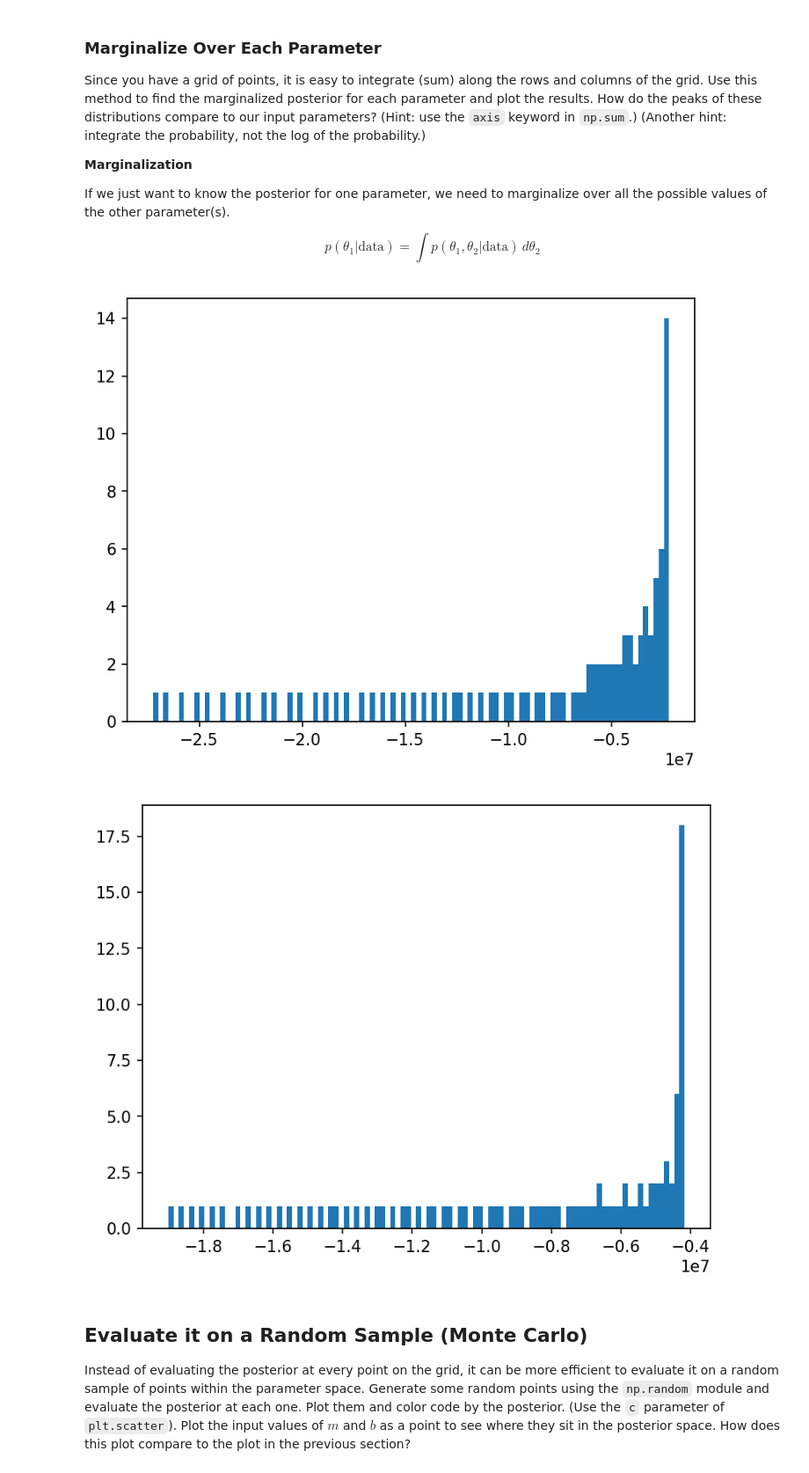
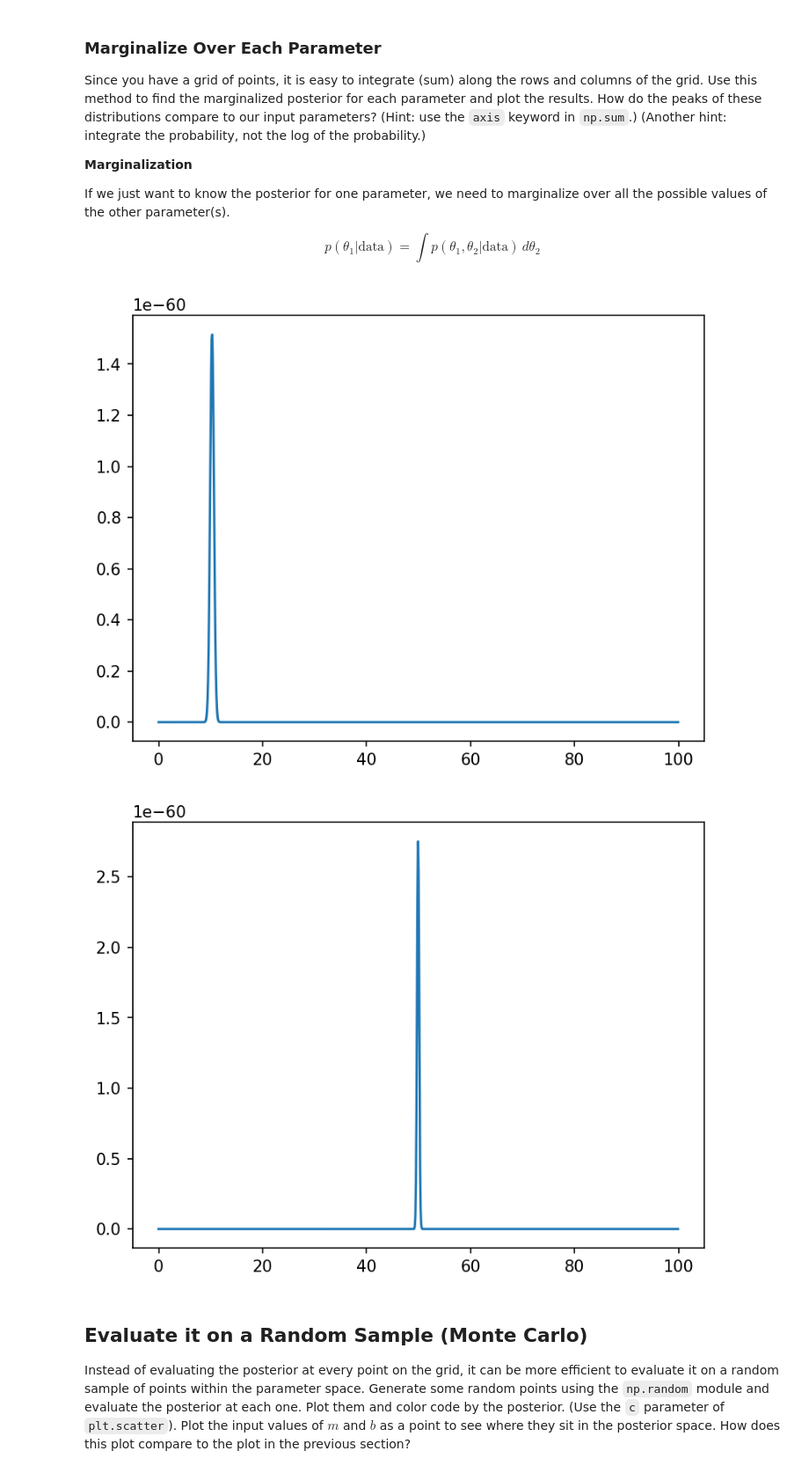
Before and after one commit to ASTR154/bayesian-statistics, a Jupyter notebook: monte_carlo_line_fitting.ipynb, the cells around one changed output. Shown at 88% size. Saved outputs shown, nothing was run; the diff lists cells and outputs as text; code cells hidden in the pictures.

```diff
--- a/monte_carlo_line_fitting.ipynb
+++ b/monte_carlo_line_fitting.ipynb
@@ -198,18 +198,17 @@ Since you have a grid of points, it is easy to integrate (sum) along the rows an
 If we just want to know the posterior for one parameter, we need to marginalize over all the possible values of the other parameter(s).
 
 $$ p(\theta_1 | \mathrm{data}) = \int p(\theta_1, \theta_2 | \mathrm{data}) \, d\theta_2 $$
-# %%
-posterior_marginalized_m = posterior_grid.sum(axis=1)
-plt.figure()
-plt.hist(posterior_marginalized_m, bins=100)
-
-posterior_marginalized_b = posterior_grid.sum(axis=0)
-plt.figure()
-plt.hist(posterior_marginalized_b, bins=100)
-plt.show()
-# %% [output]
-[figure, removed]
-[figure, removed]
+# %%
+posterior_marginalized_m = (np.exp(posterior_grid)).sum(axis=0)
+plt.figure()
+plt.plot(m_range, posterior_marginalized_m)
+posterior_marginalized_b = (np.exp(posterior_grid)).sum(axis=1)
+plt.figure()
+plt.plot(b_range, posterior_marginalized_b)
+plt.show()
+# %% [output]
+[figure, added]
+[figure, added]
 # %% [markdown]
 ## Evaluate it on a Random Sample (Monte Carlo)
 Instead of evaluating the posterior at every point on the grid, it can be more efficient to evaluate it on a random sample of points within the parameter space. Generate some random points using the `np.random` module and evaluate the posterior at each one. Plot them and color code by the posterior. (Use the `c` parameter of `plt.scatter`). Plot the input values of $m$ and $b$ as a point to see where they sit in the posterior space. How does this plot compare to the plot in the previous section?
```
Also changed, not shown: parts of 5 cells of this notebook, 1 other file.
